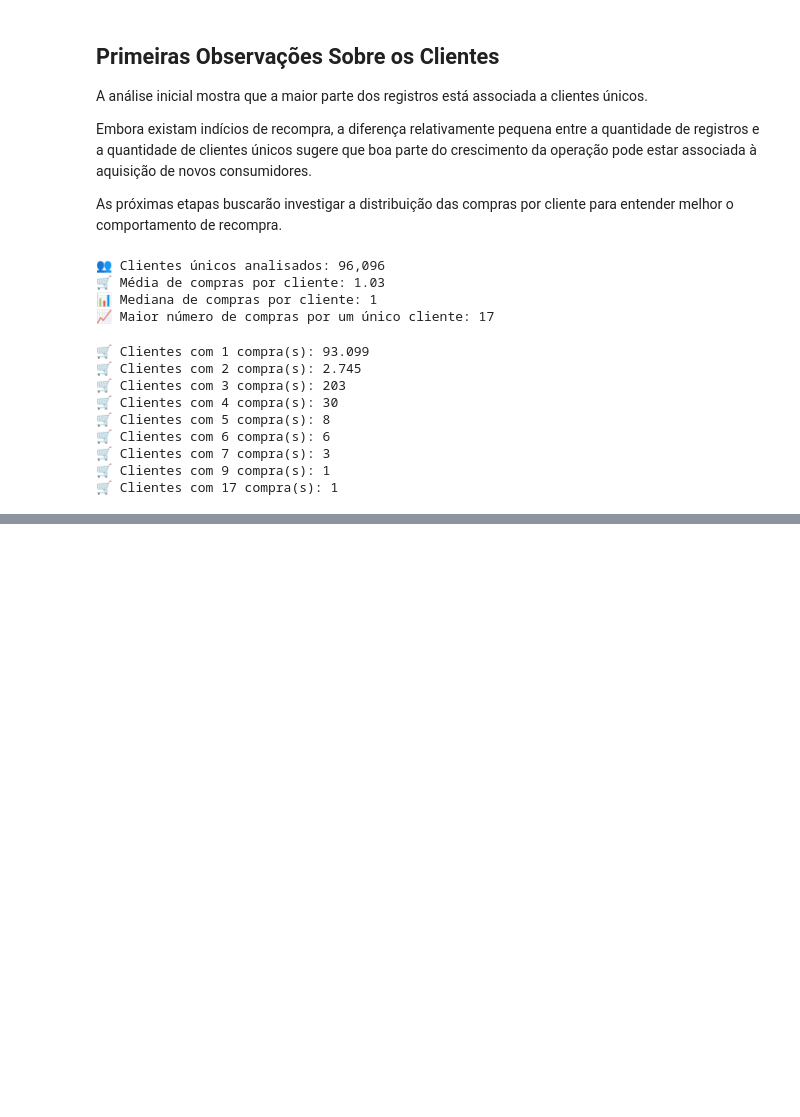
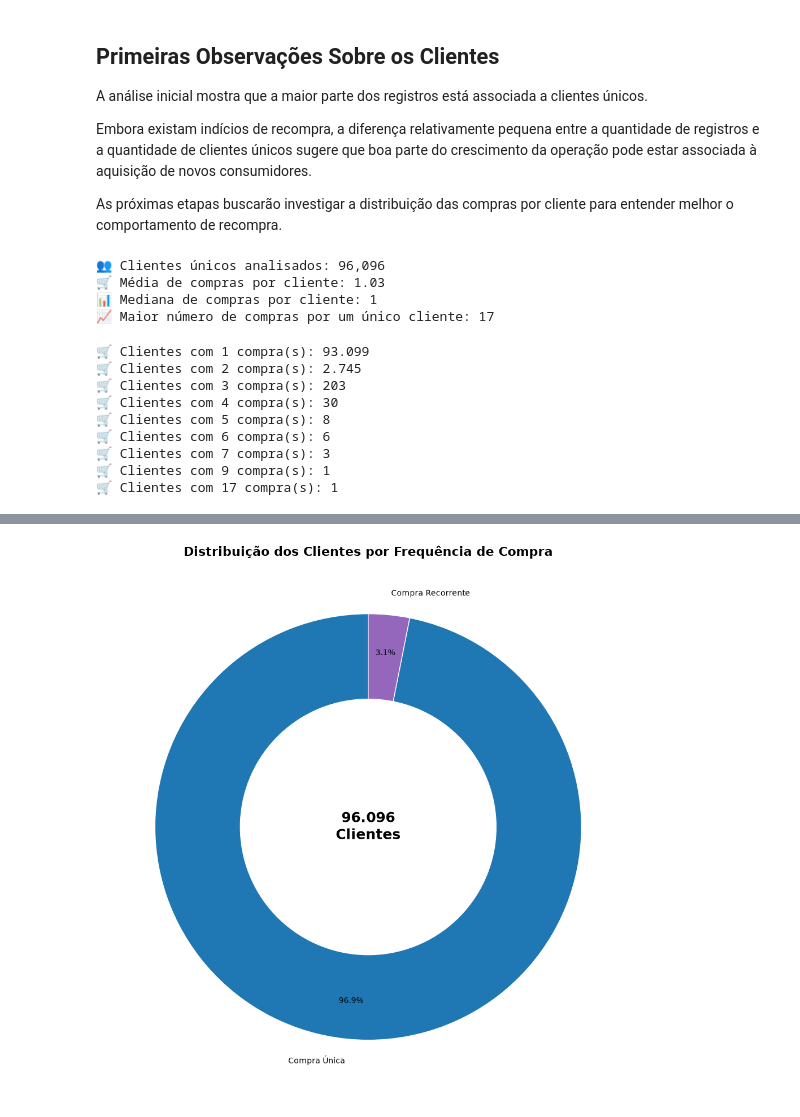
Before and after one commit to jaislercsmelo-tec/portfolio-data-science, a Jupyter notebook: 01-analise-exploratoria/notebooks/analise_exploratoria_olist.ipynb, the cells around one changed output, grey strips where cells are left out. Saved outputs shown, nothing was run; the diff lists cells and outputs as text; code cells hidden in the pictures; blank space fills up the shorter version.

```diff
--- a/01-analise-exploratoria/notebooks/analise_exploratoria_olist.ipynb
+++ b/01-analise-exploratoria/notebooks/analise_exploratoria_olist.ipynb
@@ -1171,0 +1339,72 @@ for compras, clientes in recorrencia.items():
+# %%
+compra_unica = (
+    compras_por_cliente == 1
+).sum()
+
+compra_recorrente = (
+    compras_por_cliente > 1
+).sum()
+# %%
+labels = [
+    "Compra Única",
+    "Compra Recorrente"
+]
+
+valores = [
+    compra_unica,
+    compra_recorrente
+]
+
+cores = [
+    "#1f77b4",
+    "#9467bd"
+]
+
+wedgeprops={
+    "width": 0.15,
+    "edgecolor": "white"
+}
+
+plt.figure(figsize=(10,10))
+
+plt.text(
+    0,
+    0,
+    "96.096\nClientes",
+    ha="center",
+    va="center",
+    fontsize=18,
+    fontweight="bold"
+)
+
+
+plt.pie(
+    valores,
+    labels=labels,
+    colors=cores,
+    autopct="%1.1f%%",
+    startangle=90,
+    pctdistance=0.82,
+    wedgeprops={
+        "width": 0.4,
+        "edgecolor": "white"
+    }
+)
+
+plt.title(
+    "Distribuição dos Clientes por Frequência de Compra",
+    fontsize=16,
+    fontweight="bold"
+)
+
+plt.tight_layout()
+
+plt.savefig(
+    "../images/11_Melhorado_Distribuição_Frequência_Compras.png",
+    bbox_inches="tight",
+    dpi=300
+)
+
+plt.show()
+# %% [output]
+[figure, added]
```
Also changed, not shown: parts of 29 cells of this notebook, 1 other file.
